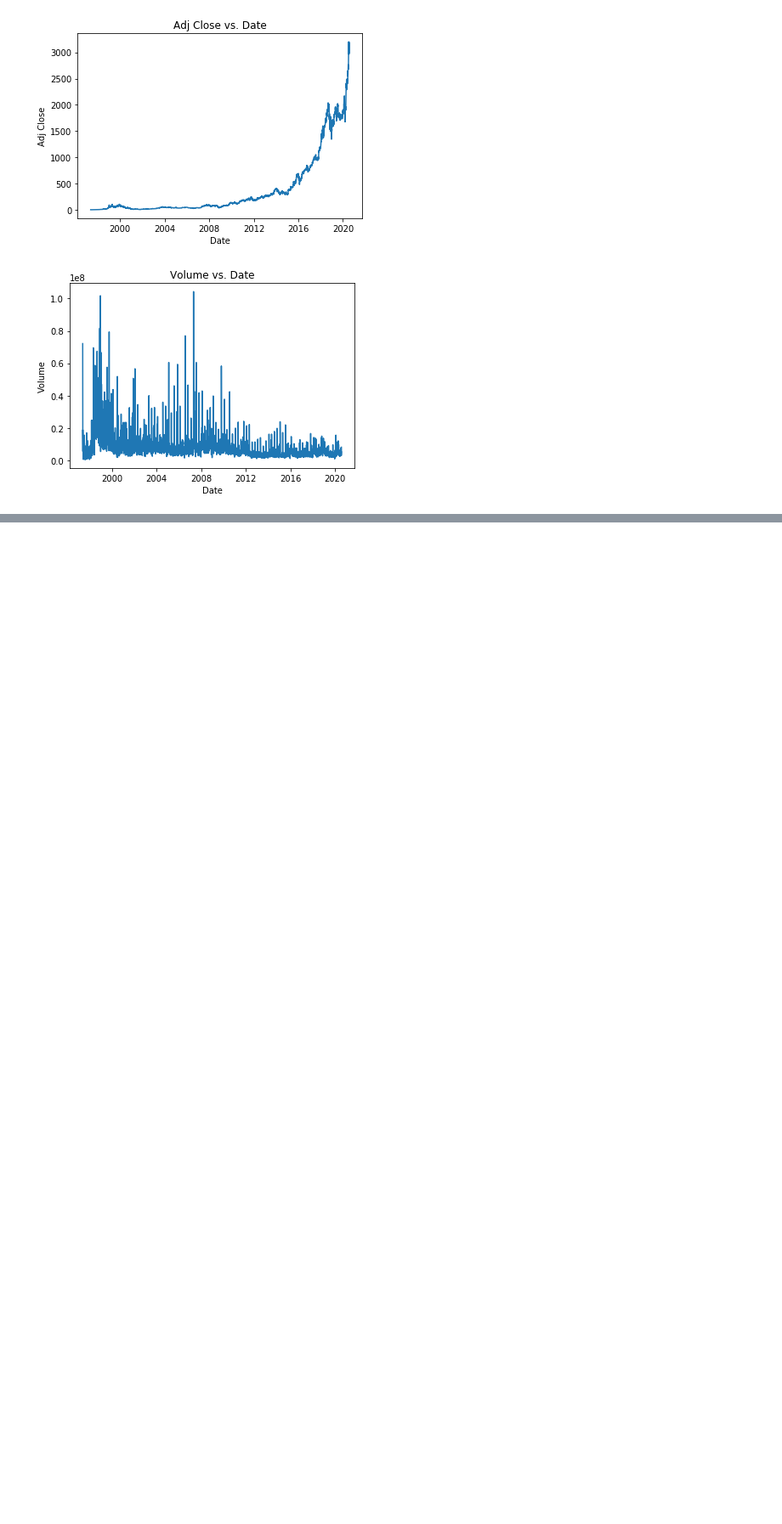
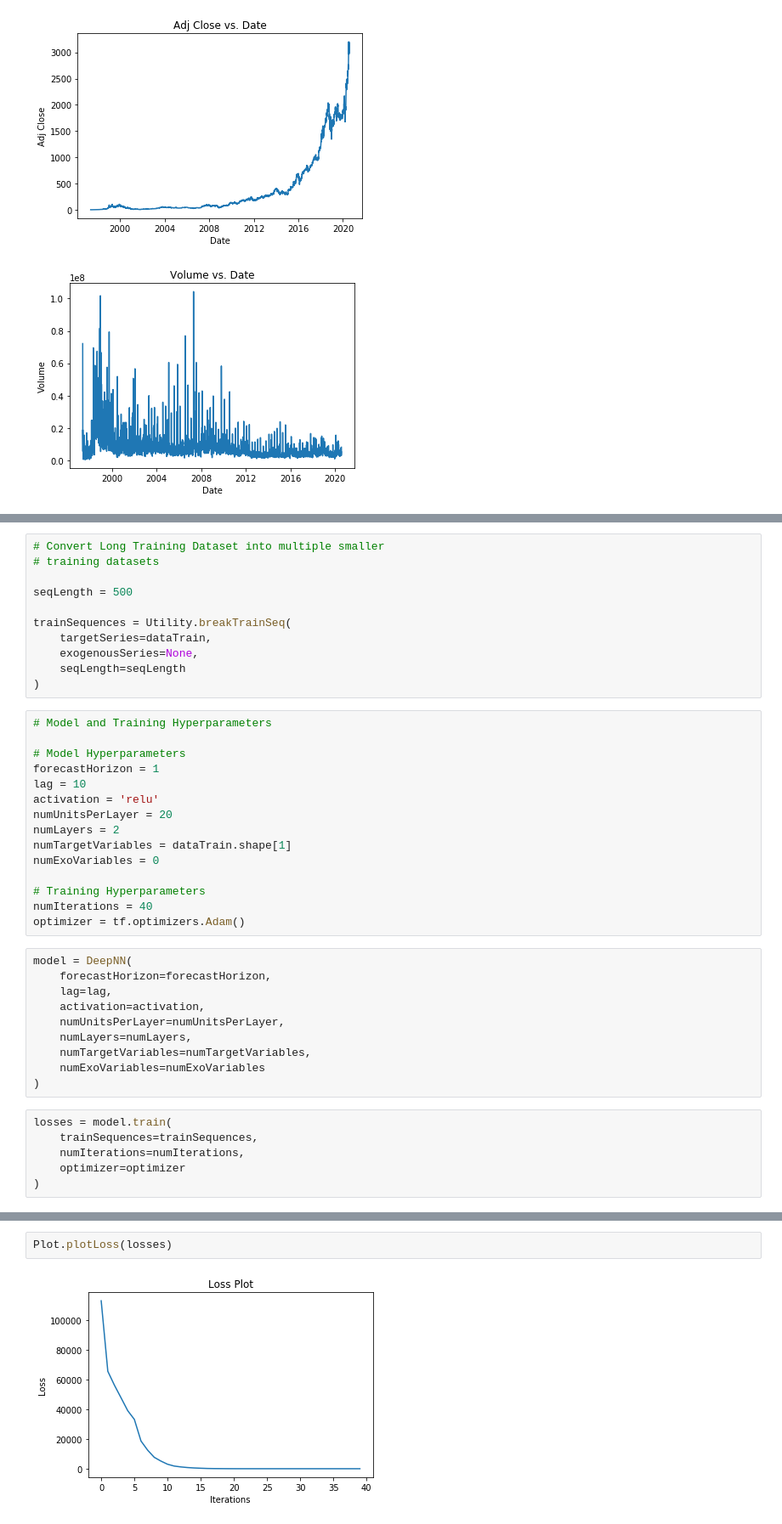
Before and after one commit to tymefighter/Forecast, a Jupyter notebook: notebooks/forecast-amazon-dataset.ipynb, the cells around one changed output, grey strips where cells are left out. Shown: that part at 85% size. Saved outputs shown, nothing was run; the diff lists cells and outputs as text; blank space fills up the shorter version.

Commit message:
Multivariate forecasting on Amazon Dataset

```diff
--- a/notebooks/forecast-amazon-dataset.ipynb
+++ b/notebooks/forecast-amazon-dataset.ipynb
@@ -60,0 +101,42 @@ for column_name in column_names:
+# %%
+# Convert Long Training Dataset into multiple smaller
+# training datasets
+
+seqLength = 500
+
+trainSequences = Utility.breakTrainSeq(
+    targetSeries=dataTrain,
+    exogenousSeries=None,
+    seqLength=seqLength
+)
+# %%
+# Model and Training Hyperparameters
+
+# Model Hyperparameters
+forecastHorizon = 1
+lag = 10
+activation = 'relu'
+numUnitsPerLayer = 20
+numLayers = 2
+numTargetVariables = dataTrain.shape[1]
+numExoVariables = 0
+
+# Training Hyperparameters
+numIterations = 40
+optimizer = tf.optimizers.Adam()
+# %%
+model = DeepNN(
+    forecastHorizon=forecastHorizon,
+    lag=lag,
+    activation=activation,
+    numUnitsPerLayer=numUnitsPerLayer,
+    numLayers=numLayers,
+    numTargetVariables=numTargetVariables,
+    numExoVariables=numExoVariables
+)
+# %%
+losses = model.train(
+    trainSequences=trainSequences,
+    numIterations=numIterations,
+    optimizer=optimizer
+)
@@ -60,0 +161,4 @@ for column_name in column_names:
+# %%
+Plot.plotLoss(losses)
+# %% [output]
+[figure, added]
```
Also changed, not shown: parts of 22 cells of this notebook.
